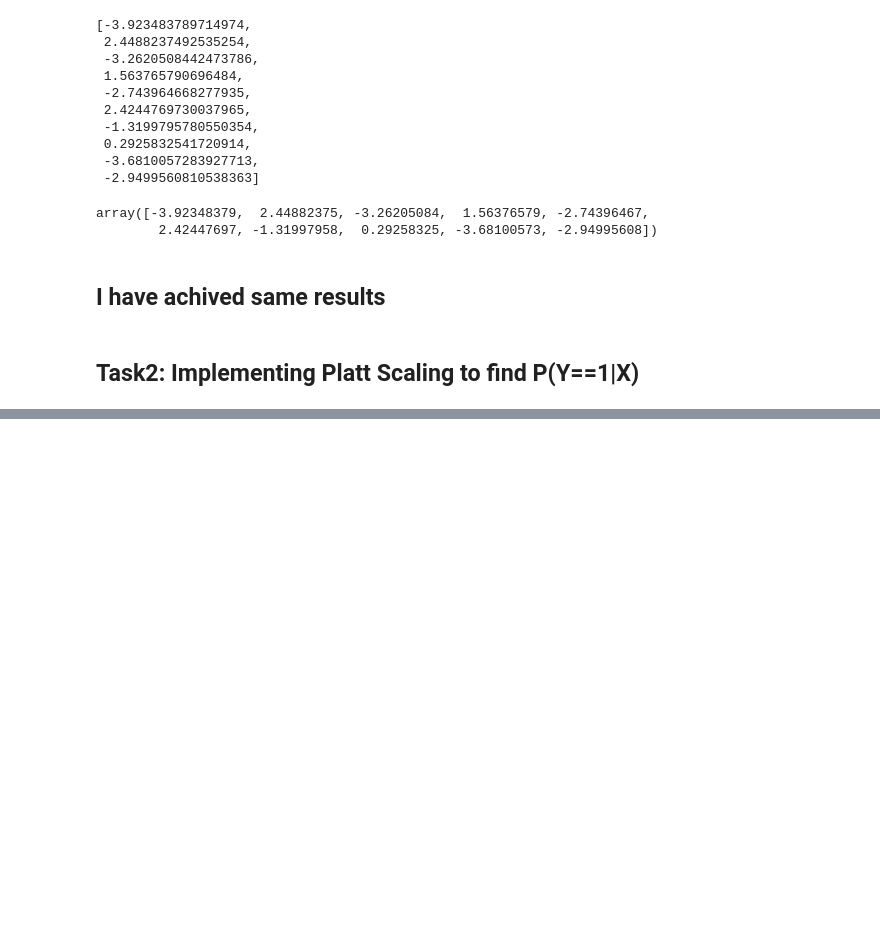
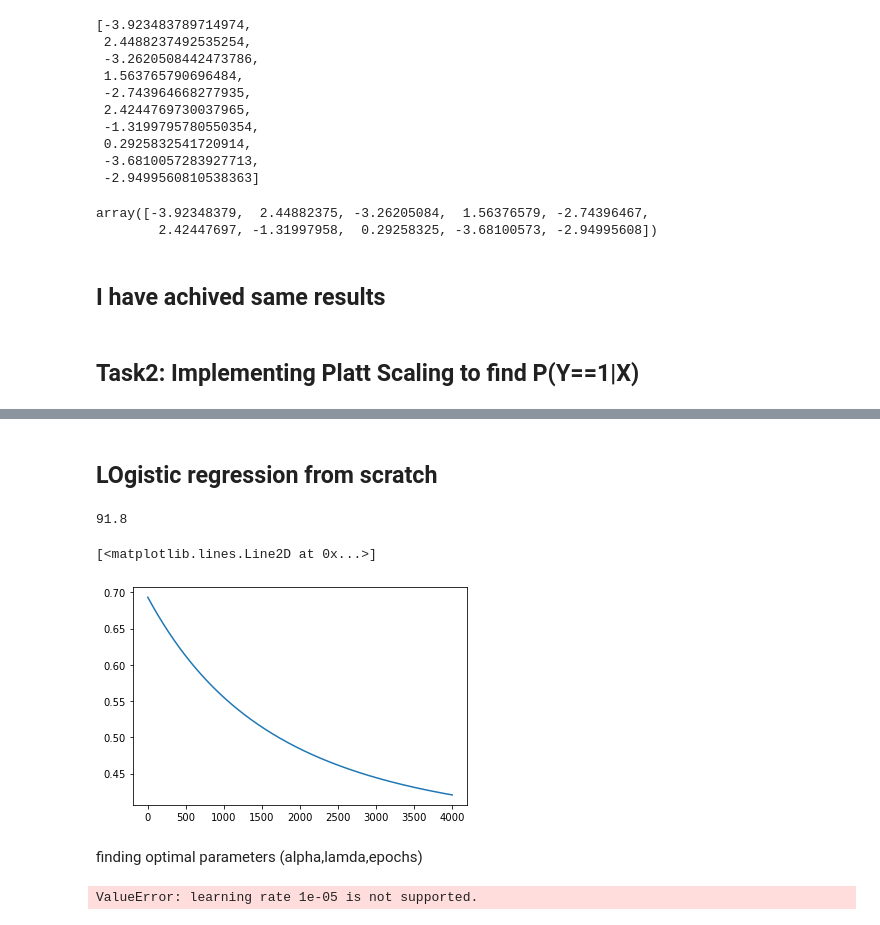
Before and after one commit to Sahil-Chavan/ML_Playground, a Jupyter notebook: Final Files/Behaviour of linear models/Decision Function SVM.ipynb, the cells around one changed output, grey strips where cells are left out. Drawn from its saved outputs; the diff is of its cells as text; code cells hidden in the pictures; blank space fills up the shorter version.

```diff
--- a/Final Files/Behaviour of linear models/Decision Function SVM.ipynb
+++ b/Final Files/Behaviour of linear models/Decision Function SVM.ipynb
@@ -74,0 +93,52 @@ array([-3.92348379,  2.44882375, -3.26205084,  1.56376579, -2.74396467,
+# %% [markdown]
+## LOgistic regression from scratch
+# %%
+sig = lambda x: 1/(1+np.exp(-x))
+acuracy = lambda y,y_pred:(1-((abs(y_pred.round()-y).sum())/len(y)))*100
+def cost(y,pred):
+    err = (-y*np.log(pred))-((1-y)*np.log(1-pred))
+    return (1/len(y))*sum(err)
+# %%
+def LogisticRegression(X,y,alpha,epochs,lamda):
+    m=np.zeros(X.shape[1])
+    cst = []
+    n = X.shape[0]
+    c=0
+
+    for i in range(epochs):
+        # y_pred = sig((X*m).sum(axis=1)+c) # the below one gives us same result
+        y_pred = sig(dot(X,m)+c)
+        cst.append(cost(y,y_pred))
+        # print(cost(y,y_pred))
+        gradient_m = (1/n)*dot(X.T,(y_pred-y))
+        gradient_c = (1/n)*sum(y_pred-y)
+        #regression # refer BlackBook 242
+        reg = 1-((alpha*lamda)/n)
+        # Updation
+        m = (m*reg)-(alpha*gradient_m)
+        c = c-(alpha*gradient_c) # we do not apply regression to the constant
+
+    final_pred = sig(dot(X,m)+c)
+    return final_pred,cst
+# %%
+y,cst = LogisticRegression(X,Y,0.001,4000,1000)
+acuracy(Y,y),cost(Y,y,n)
+# %% [output]
+91.8
+# %%
+plt.plot(cst)
+# %% [output]
+[<matplotlib.lines.Line2D at 0x...>]
+[figure, added]
+# %% [markdown]
+finding optimal parameters (alpha,lamda,epochs)
+# %%
+params = {
+    'alpha':list(np.logspace(-5,5,num=11, base=10.0)),
+    # 'learning_rate':list(np.logspace(-5,5,num=11, base=10.0)),
+    'max_iter':[100,1000,2000,5000]
+}
+gs_lr = GridSearchCV(SGDClassifier(loss='log',n_jobs=-1),params,n_jobs=-1)
+gs_lr.fit(X,Y)
+# %% [output]
+ValueError: learning rate 1e-05 is not supported.
```
Also changed, not shown: parts of 9 cells of this notebook, 2 other files.
